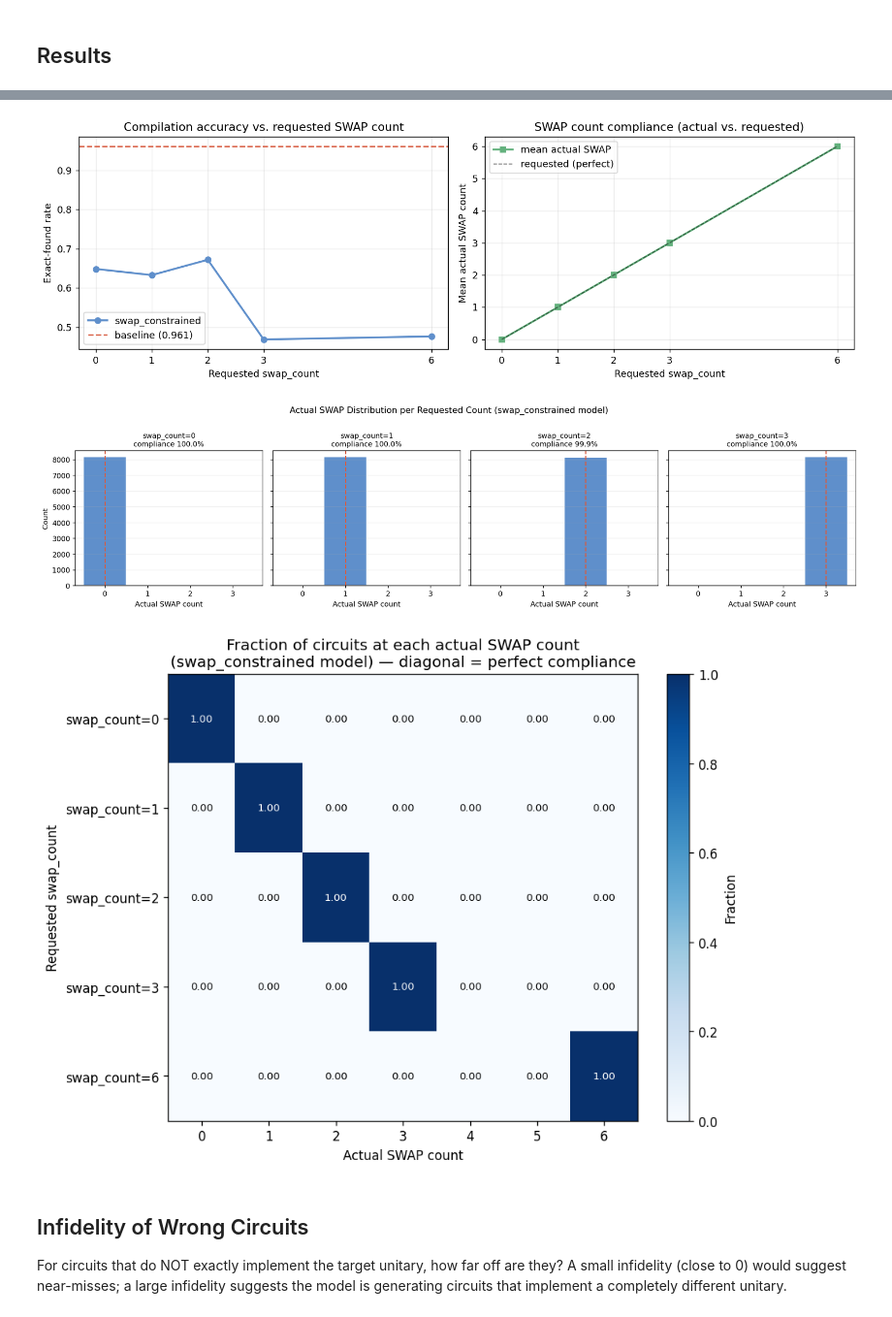
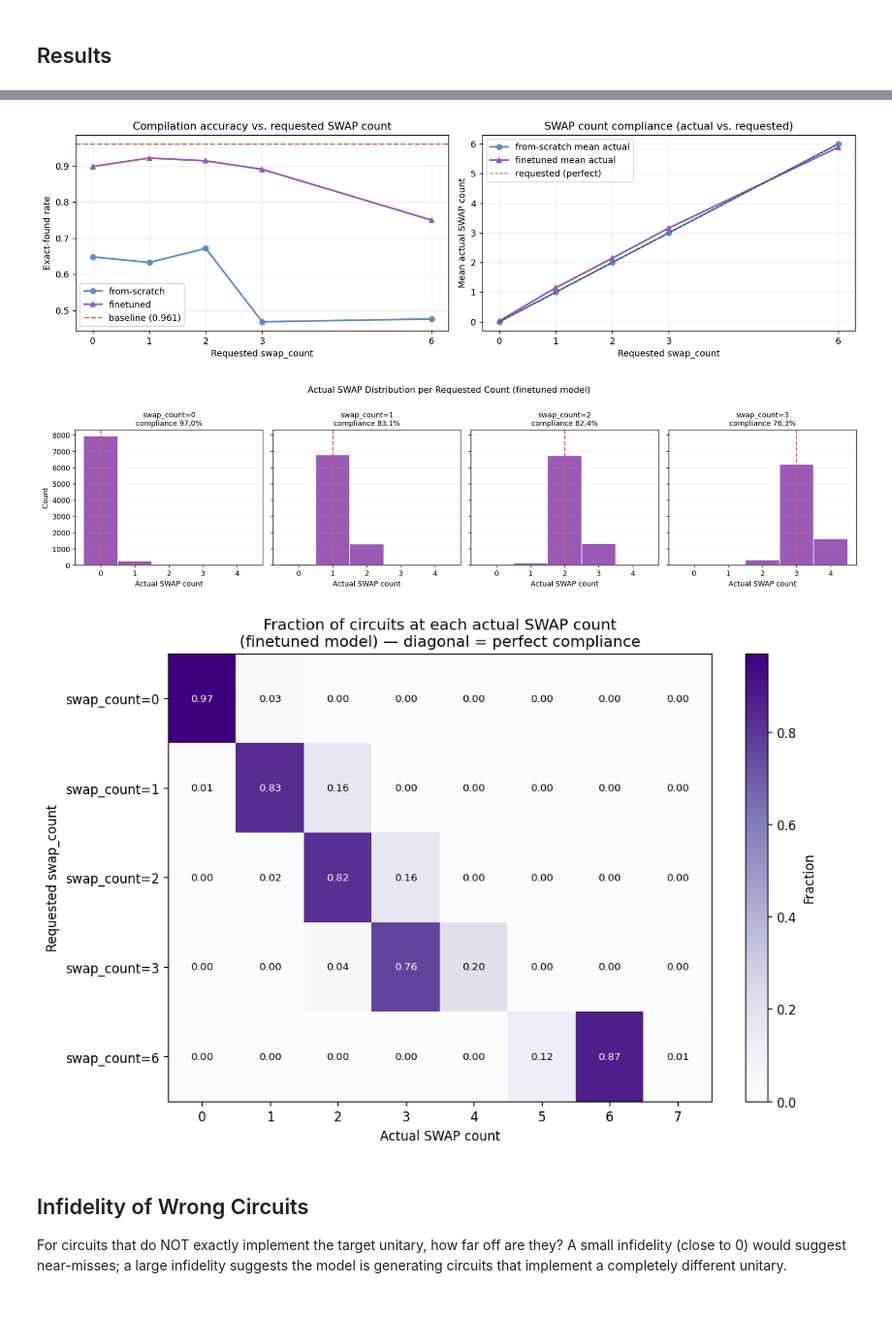
Before and after one commit to lionlion37/qcircuit-generation, a Jupyter notebook: notebooks/evaluation/unitary/swap_constrained_evaluation.ipynb, the cells around one changed output, grey strips where cells are left out. Shown at 97% size. Cells and saved outputs as stored; diff of their text form; code cells hidden in the pictures.

Commit message:
Updated SWAP experiments and reports

```diff
--- a/notebooks/evaluation/unitary/swap_constrained_evaluation.ipynb
+++ b/notebooks/evaluation/unitary/swap_constrained_evaluation.ipynb
@@ -113,7 +123,7 @@ with hydra.initialize(version_base=None, config_path="../../../conf"):
     cfg = hydra.compose(config_name="config.yaml", overrides=["evaluation=paper_srv"])
 eval_cfg = cfg["evaluation"]
 eval_cfg.dataset = str(Path(EVAL_DATASET_PATH).expanduser().resolve())
-eval_cfg.model_dir = str(Path(SWAP_MODEL_DIR).expanduser().resolve())
+eval_cfg.model_dir = str(Path(FINETUNED_MODEL_DIR).expanduser().resolve())
 eval_cfg.save_output = False
 eval_cfg.wandb.enable = False
 
@@ -127,10 +137,7 @@ vocabulary = {gate: idx for idx, gate in enumerate(gate_pool)}
 tokenizer = CircuitTokenizer(vocabulary)
 simulator = Simulator(CircuitBackendType.QISKIT)
 
-# Models
-print("\nLoading SWAP-constrained model...")
-swap_pipeline = load_pipeline(SWAP_MODEL_DIR)
-
-print("Loading baseline model...")
-baseline_pipeline = load_pipeline(BASELINE_MODEL_DIR)
+# Load finetuned model only — from-scratch and baseline results come from saved CSVs
+print("\nLoading finetuned model...")
+finetuned_pipeline = load_pipeline(FINETUNED_MODEL_DIR)
 # %% [output]
@@ -310,55 +376,62 @@ PosixPath('/home/a-ldungl/projects/qcircuit-generation/artifacts/evaluations/uni
 # %%
-# Plot 1: Compilation accuracy and mean SWAP count vs. requested count
-swap_rows = [v["summary"] for (m, b), v in results.items() if m == "swap_constrained"]
-swap_rows.sort(key=lambda r: r["requested_swap_count"])
-counts = [r["requested_swap_count"] for r in swap_rows]
-exact_rates = [r["exact_found_rate"] for r in swap_rows]
-mean_actuals = [r["mean_actual_swap"] for r in swap_rows]
+# Plot 1: Compilation accuracy vs. requested SWAP count — all three models
+def get_model_series(model_label):
+    rows = [v["summary"] for (m, b), v in results.items() if m == model_label and b is not None]
+    rows.sort(key=lambda r: r["requested_swap_count"])
+    return (
+        [r["requested_swap_count"] for r in rows],
+        [r["exact_found_rate"] for r in rows],
+        [r["mean_actual_swap"] for r in rows],
+    )
 
+sc_counts, sc_exact, sc_actuals = get_model_series("swap_constrained")
+ft_counts, ft_exact, ft_actuals = get_model_series("swap_finetuned")
 baseline_exact = results[("baseline", None)]["summary"]["exact_found_rate"]
 
-fig, axes = plt.subplots(1, 2, figsize=(12, 4), dpi=130)
+fig, axes = plt.subplots(1, 2, figsize=(13, 4), dpi=130)
 
 # Accuracy
-axes[0].plot(counts, exact_rates, marker="o", color="#5f8fcb", linewidth=2, label="swap_constrained")
+axes[0].plot(sc_counts, sc_exact, marker="o", color="#5f8fcb", linewidth=2, label="from-scratch")
+axes[0].plot(ft_counts, ft_exact, marker="^", color="#9b59b6", linewidth=2, label="finetuned")
 axes[0].axhline(baseline_exact, color="#d85c41", linestyle="--", linewidth=1.5, label=f"baseline ({baseline_exact:.3f})")
 axes[0].set_xlabel("Requested swap_count")
 axes[0].set_ylabel("Exact-found rate")
 axes[0].set_title("Compilation accuracy vs. requested SWAP count")
 axes[0].legend()
 axes[0].grid(True, alpha=0.25)
-axes[0].set_xticks(counts)
+axes[0].set_xticks(sc_counts)
 
-# Actual mean SWAP vs. requested (perfect compliance = diagonal)
-axes[1].plot(counts, mean_actuals, marker="s", color="#63b17d", linewidth=2, label="mean actual SWAP")
-axes[1].plot(counts, counts, "k--", linewidth=1, alpha=0.5, label="requested (perfect)")
+# SWAP compliance (mean actual vs. requested)
+axes[1].plot(sc_counts, sc_actuals, marker="o", color="#5f8fcb", linewidth=2, label="from-scratch mean actual")
+axes[1].plot(ft_counts, ft_actuals, marker="^", color="#9b59b6", linewidth=2, label="finetuned mean actual")
+axes[1].plot(sc_counts, sc_counts, "k--", linewidth=1, alpha=0.5, label="requested (perfect)")
 axes[1].set_xlabel("Requested swap_count")
 axes[1].set_ylabel("Mean actual SWAP count")
 axes[1].set_title("SWAP count compliance (actual vs. requested)")
 axes[1].legend()
 axes[1].grid(True, alpha=0.25)
-axes[1].set_xticks(counts)
+axes[1].set_xticks(sc_counts)
 
 plt.tight_layout()
 save_figure(fig, ARTIFACT_DIR / "accuracy_vs_swap_count.png")
 plt.show()
 # %% [output]
-[figure, old version]
+[figure, new version]
 # %%
-# Plot 2: Actual SWAP distribution per requested count
+# Plot 2: Actual SWAP distribution per requested count — finetuned model
 fig, axes = plt.subplots(1, len(SWAP_COUNTS), figsize=(4 * len(SWAP_COUNTS), 4), dpi=130, sharey=True)
 
 max_swap_seen = max(
-    results[("swap_constrained", c)]["df"]["actual_swap"].dropna().max()
+    results[("swap_finetuned", c)]["df"]["actual_swap"].dropna().max()
     for c in SWAP_COUNTS
-    if len(results[("swap_constrained", c)]["df"]["actual_swap"].dropna()) > 0
+    if len(results[("swap_finetuned", c)]["df"]["actual_swap"].dropna()) > 0
 )
 bins = np.arange(-0.5, max_swap_seen + 1.5, 1)
 
 for ax, count in zip(axes, SWAP_COUNTS):
-    df_c = results[("swap_constrained", count)]["df"]
+    df_c = results[("swap_finetuned", count)]["df"]
     valid_swaps = df_c[df_c["valid"]]["actual_swap"].dropna().astype(int)
-    ax.hist(valid_swaps, bins=bins, color="#5f8fcb", edgecolor="white")
+    ax.hist(valid_swaps, bins=bins, color="#9b59b6", edgecolor="white")
     ax.axvline(count, color="#d85c41", linestyle="--", linewidth=1.5)
     compliance = (valid_swaps == count).mean()
     ax.set_title(f"swap_count={count}\ncompliance {compliance*100:.1f}%", fontsize=10)
@@ -367,24 +440,24 @@ for ax, count in zip(axes, SWAP_COUNTS):
         ax.set_ylabel("Count")
     ax.grid(True, alpha=0.2, axis="y")
 
-fig.suptitle("Actual SWAP Distribution per Requested Count (swap_constrained model)", fontsize=12, y=1.01)
+fig.suptitle("Actual SWAP Distribution per Requested Count (finetuned model)", fontsize=12, y=1.01)
 plt.tight_layout()
 save_figure(fig, ARTIFACT_DIR / "swap_distribution_per_count.png")
 plt.show()
 # %% [output]
-[figure, old version]
+[figure, new version]
 # %%
-# Heatmap: requested count vs. actual SWAP count
+# Heatmap: requested count vs. actual SWAP count — finetuned model
 all_counts = SWAP_COUNTS + [UNCONSTRAINED_COUNT]
 max_actual = int(max(
-    results[("swap_constrained", c)]["df"]["actual_swap"].dropna().max()
+    results[("swap_finetuned", c)]["df"]["actual_swap"].dropna().max()
     for c in all_counts
-    if len(results[("swap_constrained", c)]["df"]["actual_swap"].dropna()) > 0
+    if len(results[("swap_finetuned", c)]["df"]["actual_swap"].dropna()) > 0
 ))
 
 heatmap = np.zeros((len(all_counts), max_actual + 1))
 for i, count in enumerate(all_counts):
-    valid_swaps = results[("swap_constrained", count)]["df"]
+    valid_swaps = results[("swap_finetuned", count)]["df"]
     valid_swaps = valid_swaps[valid_swaps["valid"]]["actual_swap"].dropna().astype(int)
     for k in range(max_actual + 1):
         heatmap[i, k] = (valid_swaps == k).sum()
@@ -393,14 +466,14 @@ for i, count in enumerate(all_counts):
         heatmap[i] /= row_sum
 
 fig, ax = plt.subplots(figsize=(max_actual + 2, len(all_counts) + 1), dpi=120)
-im = ax.imshow(heatmap, aspect="auto", cmap="Blues", vmin=0)
+im = ax.imshow(heatmap, aspect="auto", cmap="Purples", vmin=0)
 ax.set_xticks(range(max_actual + 1))
 ax.set_xticklabels(range(max_actual + 1))
 ax.set_yticks(range(len(all_counts)))
 ax.set_yticklabels([f"swap_count={c}" for c in all_counts])
 ax.set_xlabel("Actual SWAP count")
 ax.set_ylabel("Requested swap_count")
-ax.set_title("Fraction of circuits at each actual SWAP count\n(swap_constrained model) — diagonal = perfect compliance")
+ax.set_title("Fraction of circuits at each actual SWAP count\n(finetuned model) — diagonal = perfect compliance")
 plt.colorbar(im, ax=ax, label="Fraction")
 
 for i in range(len(all_counts)):
@@ -412,7 +485,7 @@ plt.tight_layout()
 save_figure(fig, ARTIFACT_DIR / "requested_vs_actual_swap_heatmap.png")
 plt.show()
 # %% [output]
-[figure, old version]
+[figure, new version]
 # %% [markdown]
 ## Infidelity of Wrong Circuits
 
```
Also changed, not shown: parts of 6 cells of this notebook, 6 other files.
